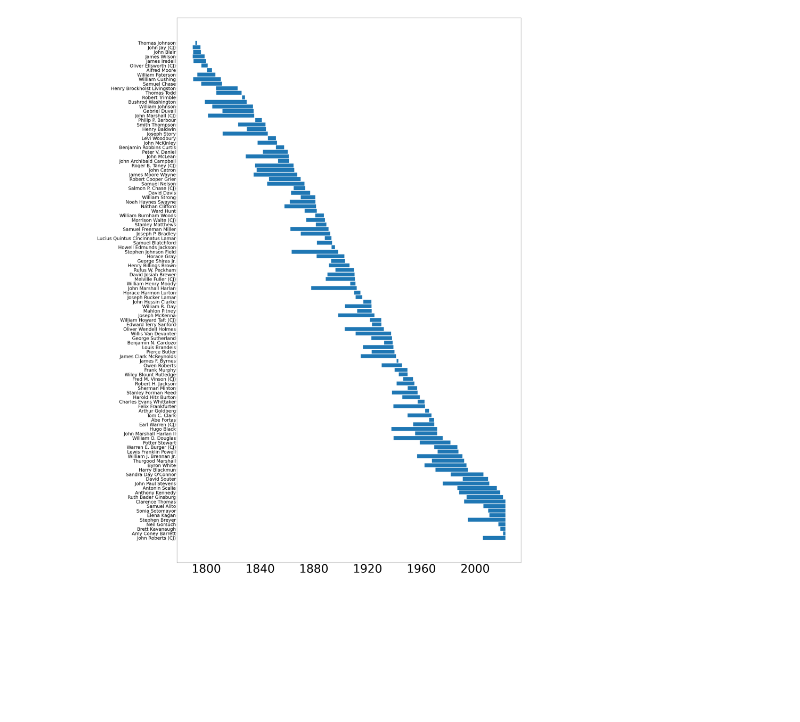
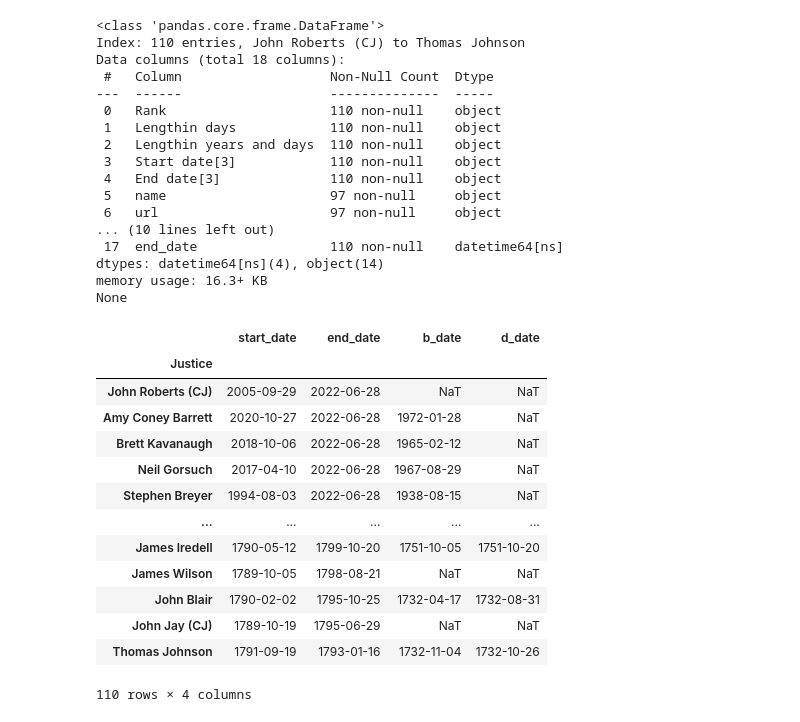
Before and after one commit to feldspar-terra/scratchpad, a Jupyter notebook: justices.ipynb, the cells around one changed output. Saved outputs shown, nothing was run; the diff lists cells and outputs as text; code cells hidden in the pictures; blank space fills up the shorter version.

Commit message:
simple workflows

```diff
--- a/justices.ipynb
+++ b/justices.ipynb
@@ -157,0 +177,2 @@ date_errors
+# %%
+workflow_combine_df = pandas_wiki_df.merge(justice_wiki_link_id ,how="left",left_on="Justice",right_on="name").merge(birth_death_table,how="left",left_on="url",right_on="urls")
@@ -158,19 +195,44 @@ date_errors
 # %%
-formatted_df = pd.concat([pandas_wiki_df[pd.to_datetime(pandas_wiki_df[pandas_wiki_df.columns[4]],
+formatted_df = pd.concat([workflow_combine_df[pd.to_datetime(workflow_combine_df[workflow_combine_df.columns[4]],
                                             errors="coerce").isna()==False]])
-formatted_df['start_date'] = pd.to_datetime(pandas_wiki_df[pandas_wiki_df.columns[4]],
+formatted_df['start_date'] = pd.to_datetime(formatted_df[formatted_df.columns[4]],
                                             errors="coerce")
 formatted_df['end_date'] = pd.to_datetime(np.where(formatted_df[formatted_df.columns[5]]=="Incumbent",
                                     pd.to_datetime("today").strftime("%Y-%m-%d"),
                                     formatted_df[formatted_df.columns[5]]
                                     ))
 formatted_df = formatted_df.sort_values(by="end_date", ascending=False).set_index('Justice')
-formatted_df = formatted_df[['start_date','end_date']]
-
-fig, ax = plt.subplots(figsize=(40, 65))
-ax = ax.xaxis_date()
-ax = plt.hlines(formatted_df.index, formatted_df['start_date'], formatted_df['end_date'], linewidth=25)
-ax = plt.yticks(fontsize = 30)
-ax = plt.xticks(fontsize = 75)
+print(formatted_df.info())
+formatted_df[['start_date','end_date','b_date','d_date']]
 # %% [output]
-[figure, removed]
+<class 'pandas.core.frame.DataFrame'>
+Index: 110 entries, John Roberts (CJ) to Thomas Johnson
+Data columns (total 18 columns):
+ #   Column                   Non-Null Count  Dtype
+---  ------                   --------------  -----
+ 0   Rank                     110 non-null    object
+ 1   Lengthin days            110 non-null    object
+ 2   Lengthin years and days  110 non-null    object
+ 3   Start date[3]            110 non-null    object
+ 4   End date[3]              110 non-null    object
+ 5   name                     97 non-null     object
+ 6   url                      97 non-null     object
+... (10 lines left out)
+ 17  end_date                 110 non-null    datetime64[ns]
+dtypes: datetime64[ns](4), object(14)
+memory usage: 16.3+ KB
+None
+|  | start_date | end_date | b_date | d_date |
+| Justice |  |  |  |  |
+| John Roberts (CJ) | 2005-09-29 | 2022-06-28 | NaT | NaT |
+| Amy Coney Barrett | 2020-10-27 | 2022-06-28 | 1972-01-28 | NaT |
+| Brett Kavanaugh | 2018-10-06 | 2022-06-28 | 1965-02-12 | NaT |
+| Neil Gorsuch | 2017-04-10 | 2022-06-28 | 1967-08-29 | NaT |
+| Stephen Breyer | 1994-08-03 | 2022-06-28 | 1938-08-15 | NaT |
+| ... | ... | ... | ... | ... |
+| James Iredell | 1790-05-12 | 1799-10-20 | 1751-10-05 | 1751-10-20 |
+| James Wilson | 1789-10-05 | 1798-08-21 | NaT | NaT |
+| John Blair | 1790-02-02 | 1795-10-25 | 1732-04-17 | 1732-08-31 |
+| John Jay (CJ) | 1789-10-19 | 1795-06-29 | NaT | NaT |
+| Thomas Johnson | 1791-09-19 | 1793-01-16 | 1732-11-04 | 1732-10-26 |
+110 rows × 4 columns
```
Also changed, not shown: parts of 11 cells of this notebook.
